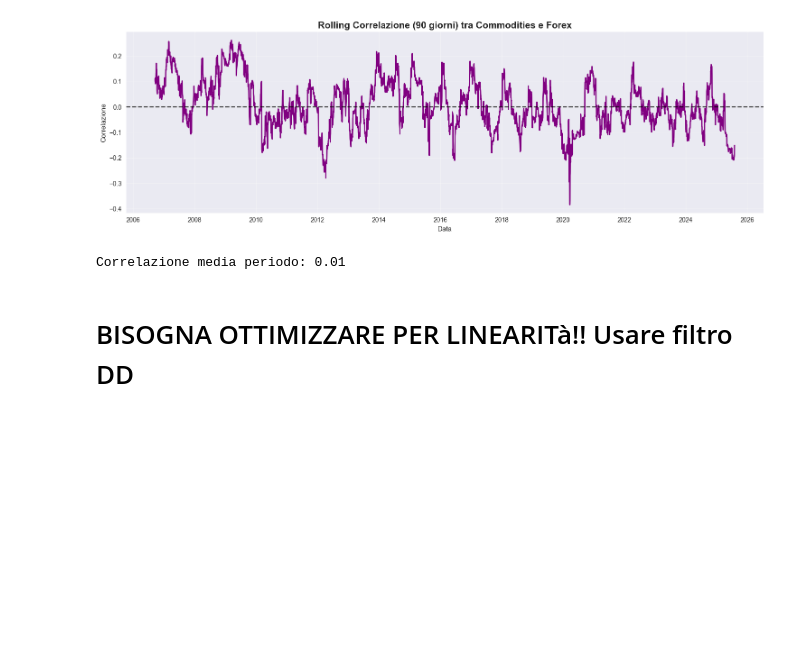
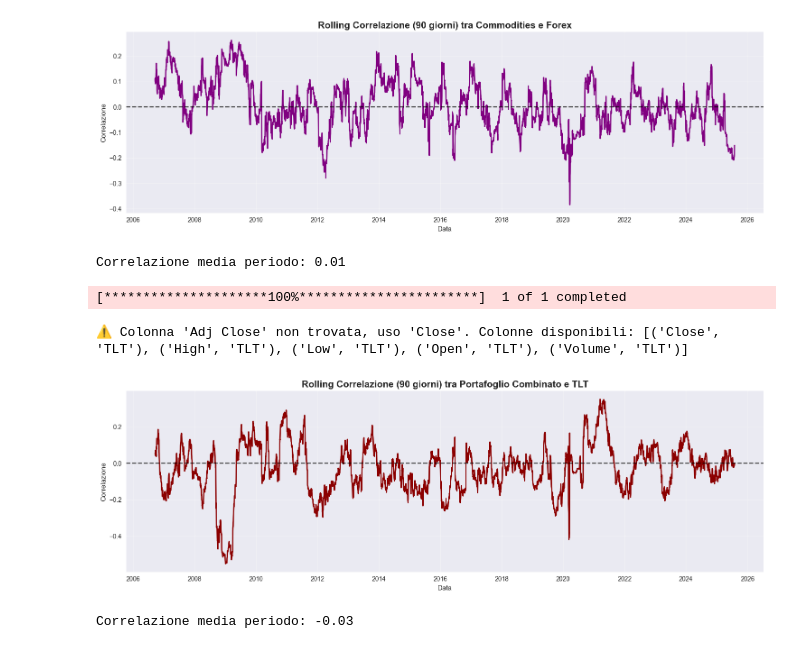
Before and after one commit to edoardoCame/fx_mom, a Jupyter notebook: notebooks/contrarian_portfolio_combined.ipynb, the cells around one changed output. Drawn from its saved outputs; the diff is of its cells as text; code cells hidden in the pictures; blank space fills up the shorter version.

Commit message:
added corr with TLT

```diff
--- a/notebooks/contrarian_portfolio_combined.ipynb
+++ b/notebooks/contrarian_portfolio_combined.ipynb
@@ -357,5 +356,50 @@ print(f'Correlazione media periodo: {rolling_corr.mean():.2f}')
 # %% [output]
 [figure]
 Correlazione media periodo: 0.01
-# %% [markdown]
-# BISOGNA OTTIMIZZARE PER LINEARITà!! Usare filtro DD
+# %%
+# --- Rolling Correlazione tra Portafoglio Combinato e TLT (ETF Treasury 20+ anni) ---
+import yfinance as yf
+
+# Scarica dati TLT (prezzi di chiusura aggiustati o close)
+tlt_df = yf.download('TLT', start=portfolio_eq.index[0], end=portfolio_eq.index[-1])
+if 'Adj Close' in tlt_df.columns:
+    tlt = tlt_df['Adj Close']
+elif 'Close' in tlt_df.columns:
+    print("⚠️ Colonna 'Adj Close' non trovata, uso 'Close'. Colonne disponibili:", tlt_df.columns.tolist())
+    tlt = tlt_df['Close']
+else:
+    print("❌ ERRORE: né 'Adj Close' né 'Close' trovate. Colonne disponibili:", tlt_df.columns.tolist())
+    tlt = None
+
+if tlt is not None and not tlt.empty:
+    # Allinea le date con il portafoglio combinato
+    tlt = tlt.loc[portfolio_eq.index.intersection(tlt.index)]
+    portfolio_eq_aligned = portfolio_eq.loc[tlt.index]
+
+    # Calcola i rendimenti giornalieri
+    portfolio_returns_aligned = portfolio_eq_aligned.pct_change().fillna(0)
+    tlt_returns = tlt.pct_change().fillna(0)
+
+    # Rolling correlation a 90 giorni
+    window = 90
+    rolling_corr_tlt = portfolio_returns_aligned.rolling(window).corr(tlt_returns)
+
+    plt.figure(figsize=(15, 5))
+    plt.plot(rolling_corr_tlt.index, rolling_corr_tlt.values, color='darkred', linewidth=2)
+    plt.axhline(y=0, color='black', linestyle='--', alpha=0.7)
+    plt.title('Rolling Correlazione (90 giorni) tra Portafoglio Combinato e TLT', fontsize=15, fontweight='bold')
+    plt.xlabel('Data')
+    plt.ylabel('Correlazione')
+    plt.grid(True, alpha=0.3)
+    plt.tight_layout()
+    plt.show()
+
+    corr_media = float(rolling_corr_tlt.mean(skipna=True))
+    print(f'Correlazione media periodo: {corr_media:.2f}')
+else:
+    print("❌ ERRORE: Nessun dato valido per TLT scaricato da Yahoo Finance!")
+# %% [output]
+[*********************100%***********************]  1 of 1 completed
+⚠️ Colonna 'Adj Close' non trovata, uso 'Close'. Colonne disponibili: [('Close', 'TLT'), ('High', 'TLT'), ('Low', 'TLT'), ('Open', 'TLT'), ('Volume', 'TLT')]
+[figure, added]
+Correlazione media periodo: -0.03
```
Also changed, not shown: parts of 1 cell of this notebook.
